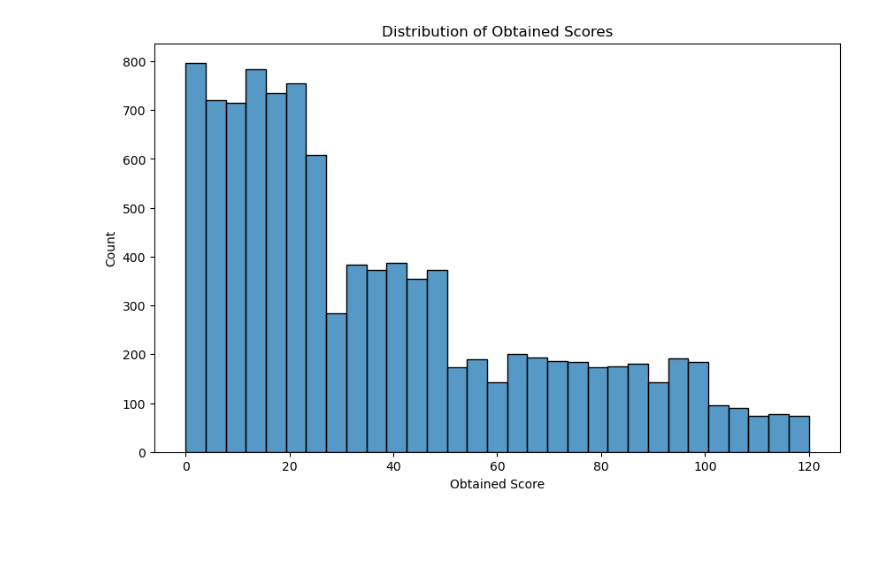
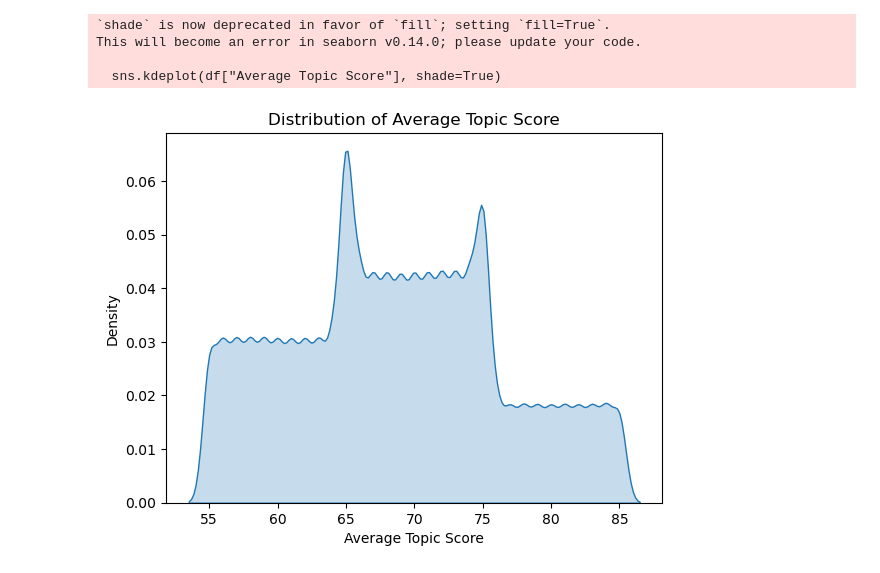
Before and after one commit to bhavs-02/Training_Platform, a Jupyter notebook: DataScience/Model.ipynb, the cells around one changed output. Drawn from its saved outputs; the diff is of its cells as text; code cells hidden in the pictures; blank space fills up the shorter version.

```diff
--- a/DataScience/Model.ipynb
+++ b/DataScience/Model.ipynb
@@ -44,12 +10,25 @@ plt.show()
+# %%
+# Load the data
+df = pd.read_csv("training_data.csv")
+# %%
+# Convert date and time columns to datetime objects
+df["Training Date"] = pd.to_datetime(df["Training Date"])
+df["Training Start Time"] = pd.to_datetime(df["Training Start Time"])
+df["Training End Time"] = pd.to_datetime(df["Training End Time"])
+
+# Calculate duration
+df["Duration"] = (df["Training End Time"] - df["Training Start Time"]).dt.total_seconds() / 3600
 # %%
-
-# Exploratory Data Analysis (EDA) and Visualization for Scores
-# Visualize distribution of obtained scores
-plt.figure(figsize=(10, 6))
-sns.histplot(data=scores, x='Obtained Score')
-plt.title('Distribution of Obtained Scores')
-plt.xlabel('Obtained Score')
-plt.ylabel('Count')
+# # EDA and Visualization
+# Distribution of Average Topic Score using KDE plot
+sns.kdeplot(df["Average Topic Score"], shade=True)
+plt.title("Distribution of Average Topic Score")
+plt.xlabel("Average Topic Score")
+plt.ylabel("Density")
 plt.show()
 # %% [output]
+`shade` is now deprecated in favor of `fill`; setting `fill=True`.
+This will become an error in seaborn v0.14.0; please update your code.
+
+  sns.kdeplot(df["Average Topic Score"], shade=True)
-[figure, old version]
+[figure, new version]
```
Also changed, not shown: parts of 24 cells of this notebook, 7 other files.
